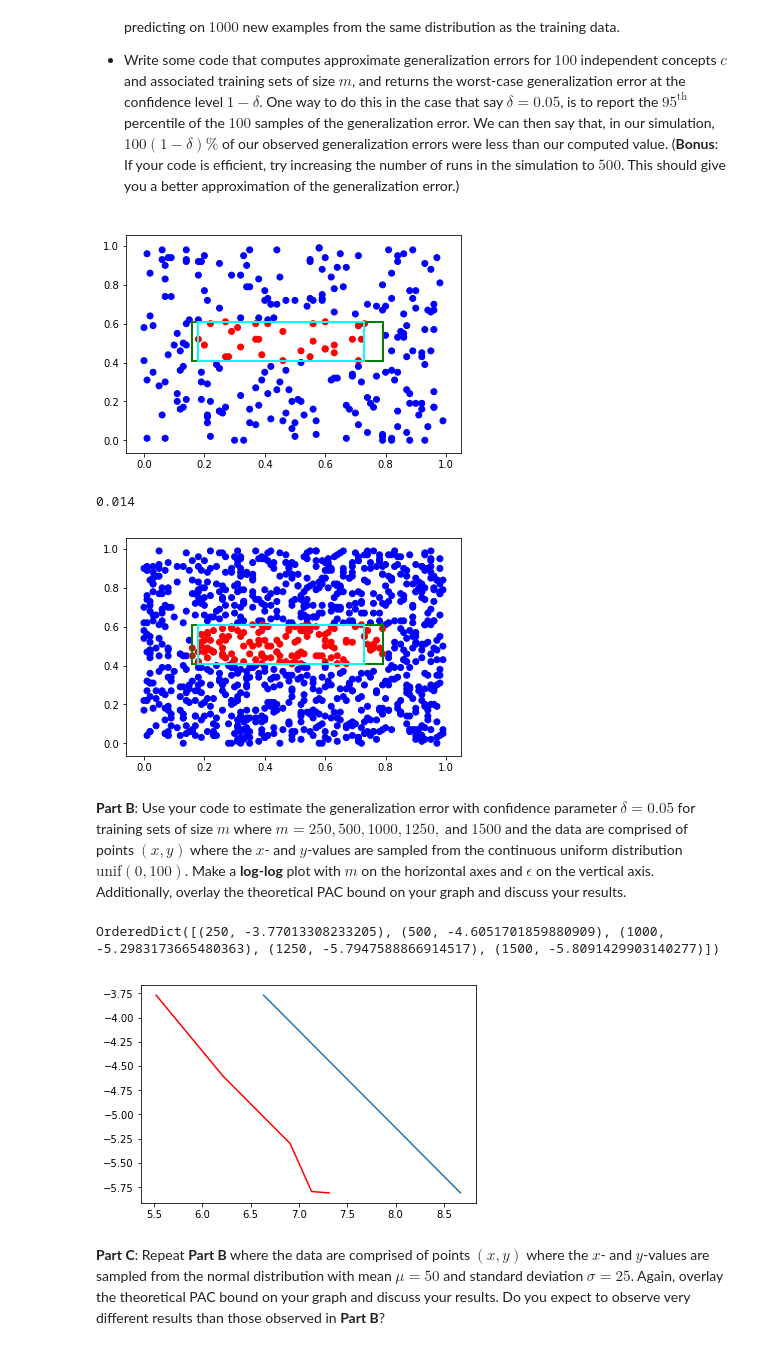
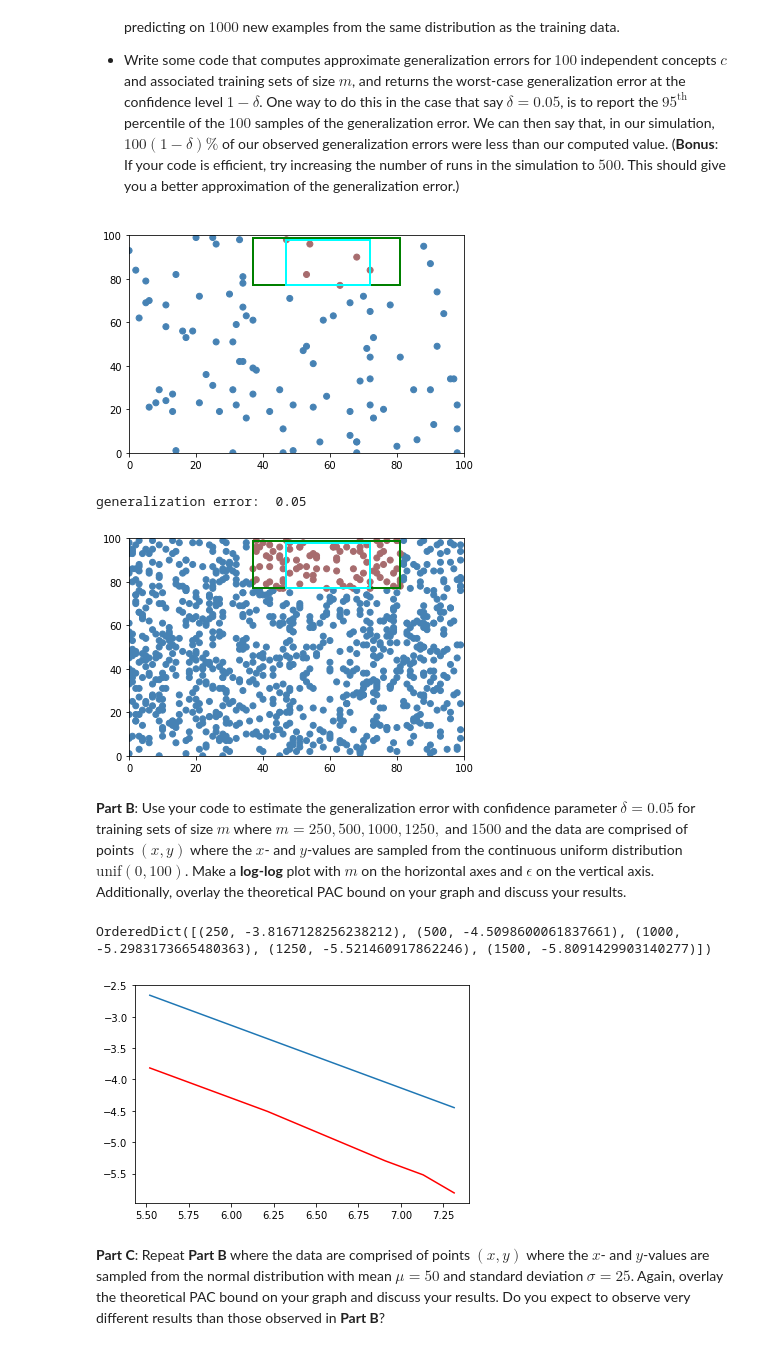
Before and after one commit to AkritiKapur/ml-5622-assignments, a Jupyter notebook: theory/theory.ipynb, the cells around one changed output. Drawn from its saved outputs; the diff is of its cells as text; code cells hidden in the pictures.

Commit message:
changes to the theoretical PAC error formula, added proof for Q2

```diff
--- a/theory/theory.ipynb
+++ b/theory/theory.ipynb
@@ -59,10 +181,6 @@ In this problem you will empirically verify this bound for the restricted concep
 
 - Write some code that computes approximate generalization errors for $100$ independent concepts $c$ and associated training sets of size $m$, and returns the worst-case generalization error at the confidence level $1-\delta$.  One way to do this in the case that say $\delta = 0.05$, is to report the $95^\textrm{th}$ percentile of the $100$ samples of the generalization error. We can then say that, in our simulation, $100(1-\delta)\%$ of our observed generalization errors were less than our computed value. (**Bonus**: If your code is efficient, try increasing the number of runs in the simulation to $500$. This should give you a better approximation of the generalization error.)
 # %%
-import numpy as np
-import matplotlib.pylab as plt
-import matplotlib.patches as patches
-
 from collections import OrderedDict
 
 POSITIVE_LABEL = 1
@@ -70,8 +188,9 @@ NEGATIVE_LABEL = 0
 LOW_VALUE = 0.0000000000001
 
 TRAINING_SIZE = [250, 500, 1000, 1250, 1500]
+mycolors = {"blue":"steelblue", "red":"#a76c6e",  "green":"#6a9373", "smoke":"#f2f2f2"}
 
-color_map = {POSITIVE_LABEL: "red", NEGATIVE_LABEL: "blue"}
+color_map = {POSITIVE_LABEL: mycolors['red'], NEGATIVE_LABEL: mycolors['blue']}
 
 
 def generate_rectangle(x_upper_bound, y_upper_bound):
@@ -81,9 +200,6 @@ def generate_rectangle(x_upper_bound, y_upper_bound):
 
     x = np.sort(x)
     y = np.sort(y)
-
-    x = x * 0.01
-    y = y * 0.01
 
     rectangle_dimensions = [x[0], x[1], y[0], y[1]]
     return rectangle_dimensions
@@ -120,6 +236,8 @@ def draw_rectangle(rectangle_dimensions, h_rectangle_dimensions, points_x, point
     )
 
     ax2.scatter(points_x, points_y, color=[color_map[label] for label in labels], marker='o')
+    plt.xlim([0, 100])
+    plt.ylim([0, 100])
     plt.show()
 
 
@@ -142,18 +260,12 @@ def get_random_points(x_upper_bound, y_upper_bound, m):
     x = np.random.choice(x_upper_bound, m)
     y = np.random.choice(y_upper_bound, m)
 
-    x = x * 0.01
-    y = y * 0.01
-
     return x, y
 
 
 def get_random_normal_points(mu, sigma, m):
     x = np.random.normal(mu, sigma, m)
     y = np.random.normal(mu, sigma, m)
-
-    x = x * 0.01
-    y = y * 0.01
 
     return x, y
 
@@ -194,21 +306,21 @@ def get_generalization_error(rectangle_dimensions, h_rectangle_dimensions, test_
 # %%
 # Running for one concept
 rect_dimensions = generate_rectangle(100, 100)
-points_x, points_y = get_random_points(100, 100, 250)
+points_x, points_y = get_random_points(100, 100, 100)
 labels = label_points(rect_dimensions, points_x, points_y)
 h_rect_dimensions = get_hypothesis(points_x, points_y, labels)
 draw_rectangle(rect_dimensions, h_rect_dimensions, points_x, points_y, labels)
 
 test_points_x, test_points_y = get_random_points(100, 100, 1000)
 test_labels = label_points(rect_dimensions, test_points_x, test_points_y)
 get_generalization_error(rect_dimensions, h_rect_dimensions, test_points_x, test_points_y)
 
-print(get_generalization_error(rect_dimensions, h_rect_dimensions, test_points_x, test_points_y))
+print("generalization error: ", get_generalization_error(rect_dimensions, h_rect_dimensions, test_points_x, test_points_y))
 draw_rectangle(rect_dimensions, h_rect_dimensions, test_points_x, test_points_y, test_labels)
 # %% [output]
-[figure, old version]
+[figure, new version]
-0.014
+generalization error:  0.05
-[figure, old version]
+[figure, new version]
 # %% [markdown]
 **Part B**: Use your code to estimate the generalization error with confidence parameter $\delta=0.05$ for training sets of size $m$ where $m = 250, 500, 1000, 1250,$ and $1500$ and the data are comprised of points $(x,y)$ where the $x$- and $y$-values are sampled from the continuous uniform distribution $\textrm{unif}(0,100)$. Make a **log-log** plot with $m$ on the horizontal axes and $\epsilon$ on the vertical axis.  Additionally, overlay the theoretical PAC bound on your graph and discuss your results.
 # %%
@@ -216,13 +328,13 @@ def construct_graph(eta, delta):
     training = np.array([m[0] for m in eta.items()])
     training = np.log(training)
     gen_error = [e[1] for e in eta.items()]
-    theoretic_result = [4/np.exp(m[1])*np.log(4/delta) for m in eta.items()]
+    theoretic_result = [4/m[0]*np.log(4/delta) for m in eta.items()]
     theoretic_result = np.log(theoretic_result)
     fig = plt.figure()
     ax = fig.add_subplot(111)
 
     plt.plot(training, gen_error, color="red")
-    plt.plot(theoretic_result, gen_error)
+    plt.plot(training, theoretic_result)
 #     for xy in zip(TRAINING_SIZE, gen_error):  # <--
 #         ax.annotate('(%s, %s)' % xy, xy=xy, textcoords='data')
     plt.show()
@@ -254,8 +366,8 @@ def run_simulations(num_sim, delta, distribution="uniform"):
 
 run_simulations(500, 0.05)
 # %% [output]
-OrderedDict([(250, -3.77013308233205), (500, -4.6051701859880909), (1000, -5.2983173665480363), (1250, -5.7947588866914517), (1500, -5.8091429903140277)])
+OrderedDict([(250, -3.8167128256238212), (500, -4.5098600061837661), (1000, -5.2983173665480363), (1250, -5.521460917862246), (1500, -5.8091429903140277)])
-[figure, old version]
+[figure, new version]
 # %% [markdown]
 **Part C**: Repeat **Part B** where the data are comprised of points $(x,y)$ where the $x$- and $y$-values are sampled from the normal distribution with mean $\mu = 50$ and standard deviation $\sigma = 25$. Again, overlay the theoretical PAC bound on your graph and discuss your results. Do you expect to observe very different results than those observed in **Part B**?
 # %%
```
Also changed, not shown: parts of 7 cells of this notebook.
